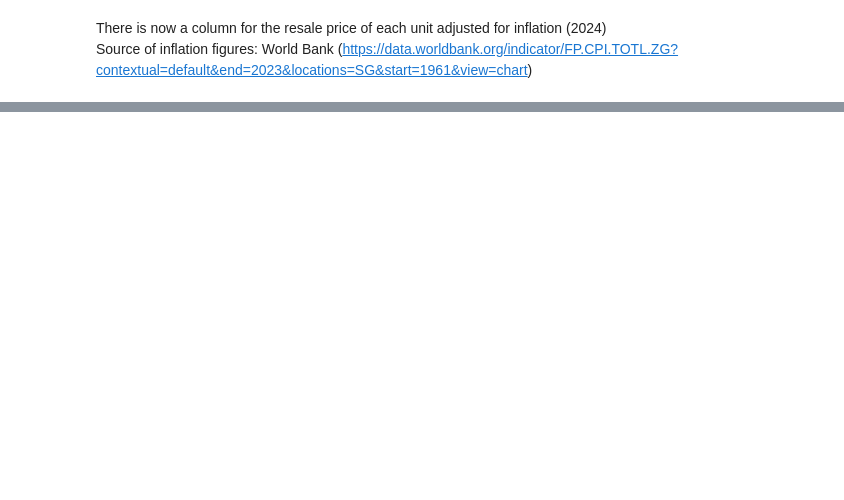
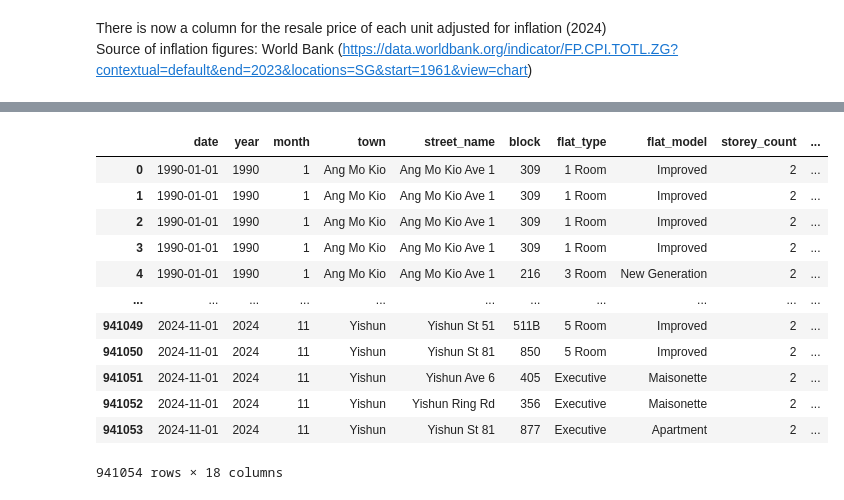
Before and after one commit to edwardbensa/sg-flat-resale, a Jupyter notebook: notebooks/resale-make_dataset.ipynb, the cells around one changed output, grey strips where cells are left out. Drawn from its saved outputs; the diff is of its cells as text; code cells hidden in the pictures; blank space fills up the shorter version.

Commit message:
modified data cleaning script

```diff
--- a/notebooks/resale-make_dataset.ipynb
+++ b/notebooks/resale-make_dataset.ipynb
@@ -168,0 +220,4 @@ df[df['years_leased']<0]
+# %%
+# Add planning area column for geospatial data analysis
+df['planning_area'] = df['town']
+df['planning_area'].unique()
@@ -168,0 +275,22 @@ df[df['years_leased']<0]
+# %%
+# Import geojson file
+town_geo = gpd.read_file(EXTERNAL_DATA_DIR / 'district_and_planning_area.geojson')
+
+# Merge geojson with df_town
+df = pd.merge(df, town_geo, on='planning_area', how='left')
+
+df
+# %% [output]
+|  | date | year | month | town | street_name | block | flat_type | flat_model | storey_count | ... |
+| 0 | 1990-01-01 | 1990 | 1 | Ang Mo Kio | Ang Mo Kio Ave 1 | 309 | 1 Room | Improved | 2 | ... |
+| 1 | 1990-01-01 | 1990 | 1 | Ang Mo Kio | Ang Mo Kio Ave 1 | 309 | 1 Room | Improved | 2 | ... |
+| 2 | 1990-01-01 | 1990 | 1 | Ang Mo Kio | Ang Mo Kio Ave 1 | 309 | 1 Room | Improved | 2 | ... |
+| 3 | 1990-01-01 | 1990 | 1 | Ang Mo Kio | Ang Mo Kio Ave 1 | 309 | 1 Room | Improved | 2 | ... |
+| 4 | 1990-01-01 | 1990 | 1 | Ang Mo Kio | Ang Mo Kio Ave 1 | 216 | 3 Room | New Generation | 2 | ... |
+| ... | ... | ... | ... | ... | ... | ... | ... | ... | ... | ... |
+| 941049 | 2024-11-01 | 2024 | 11 | Yishun | Yishun St 51 | 511B | 5 Room | Improved | 2 | ... |
+| 941050 | 2024-11-01 | 2024 | 11 | Yishun | Yishun St 81 | 850 | 5 Room | Improved | 2 | ... |
+| 941051 | 2024-11-01 | 2024 | 11 | Yishun | Yishun Ave 6 | 405 | Executive | Maisonette | 2 | ... |
+| 941052 | 2024-11-01 | 2024 | 11 | Yishun | Yishun Ring Rd | 356 | Executive | Maisonette | 2 | ... |
+| 941053 | 2024-11-01 | 2024 | 11 | Yishun | Yishun St 81 | 877 | Executive | Apartment | 2 | ... |
+941054 rows × 18 columns
```
Also changed, not shown: parts of 16 cells of this notebook, 7 other files.
